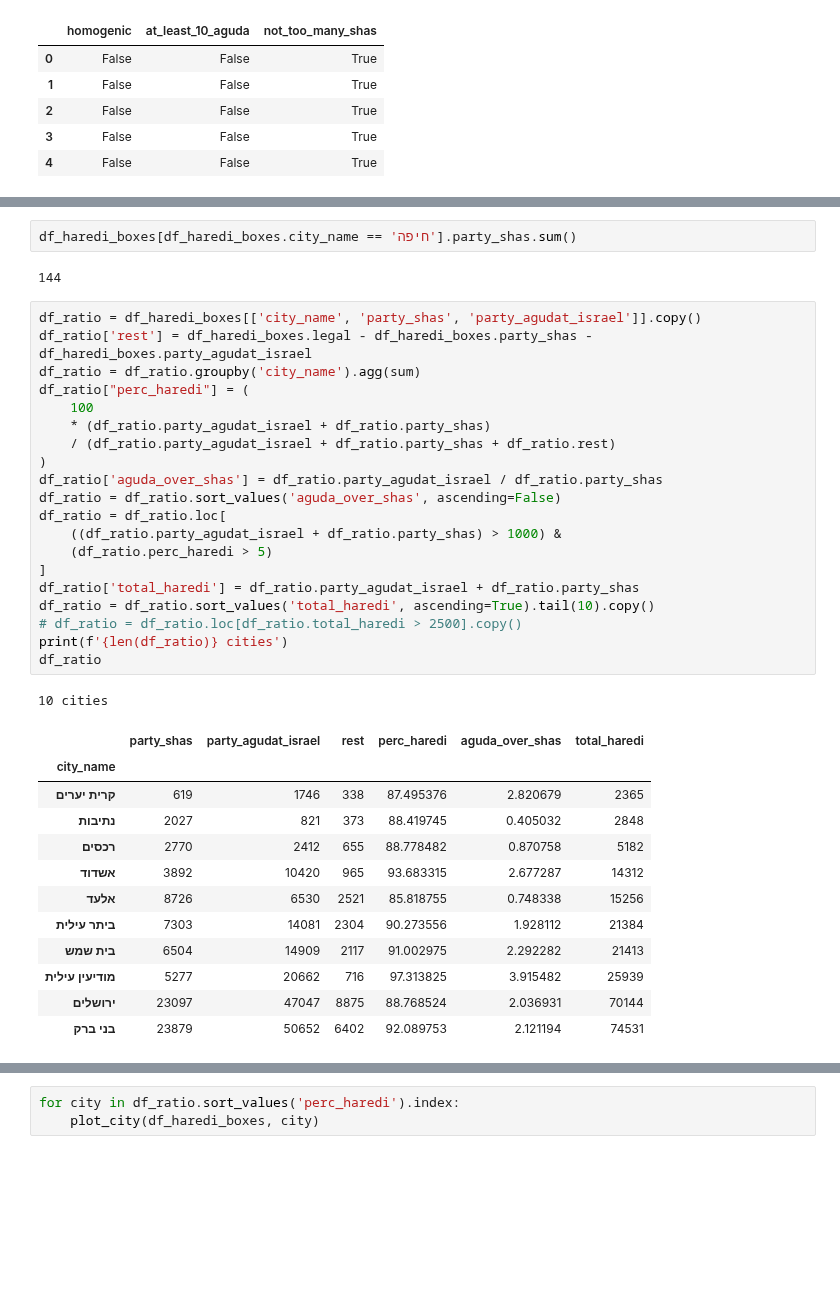
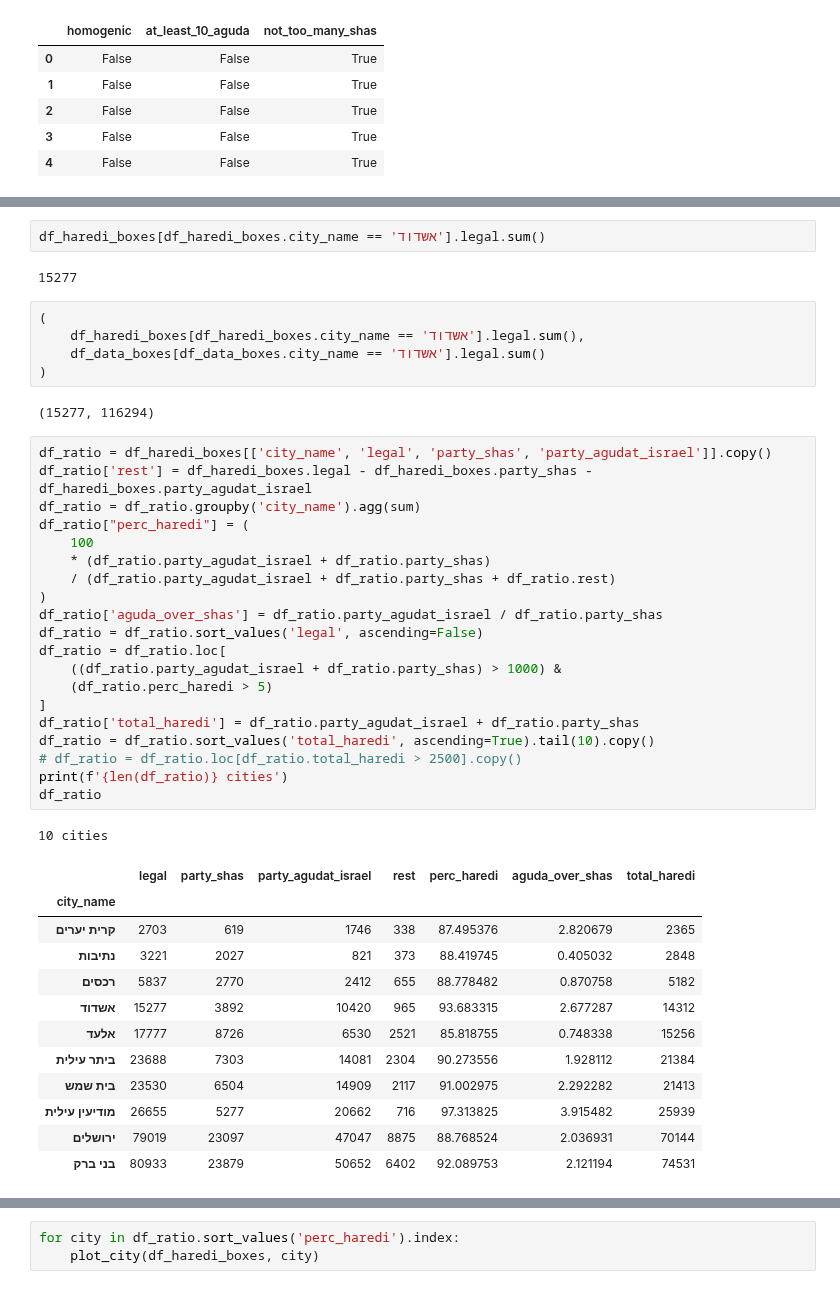
Before and after one commit to bgbg/segregation_paper, a Jupyter notebook: notebooks/presentation.ipynb, the cells around one changed output, grey strips where cells are left out. Saved outputs shown, nothing was run; the diff lists cells and outputs as text; blank space fills up the shorter version.

```diff
--- a/notebooks/presentation.ipynb
+++ b/notebooks/presentation.ipynb
@@ -200,41 +216,48 @@ df_haredi_boxes
+# %%
+df_haredi_boxes[df_haredi_boxes.city_name == 'אשדוד'].legal.sum()
+# %% [output]
+15277
 # %%
-df_haredi_boxes[df_haredi_boxes.city_name == 'חיפה'].party_shas.sum()
+(
+    df_haredi_boxes[df_haredi_boxes.city_name == 'אשדוד'].legal.sum(),
+    df_data_boxes[df_data_boxes.city_name == 'אשדוד'].legal.sum()
+)
 # %% [output]
-144
+(15277, 116294)
 # %%
-df_ratio = df_haredi_boxes[['city_name', 'party_shas', 'party_agudat_israel']].copy()
+df_ratio = df_haredi_boxes[['city_name', 'legal', 'party_shas', 'party_agudat_israel']].copy()
 df_ratio['rest'] = df_haredi_boxes.legal - df_haredi_boxes.party_shas - df_haredi_boxes.party_agudat_israel
 df_ratio = df_ratio.groupby('city_name').agg(sum)
 df_ratio["perc_haredi"] = (
     100
     * (df_ratio.party_agudat_israel + df_ratio.party_shas)
     / (df_ratio.party_agudat_israel + df_ratio.party_shas + df_ratio.rest)
 )
 df_ratio['aguda_over_shas'] = df_ratio.party_agudat_israel / df_ratio.party_shas
-df_ratio = df_ratio.sort_values('aguda_over_shas', ascending=False)
+df_ratio = df_ratio.sort_values('legal', ascending=False)
 df_ratio = df_ratio.loc[
     ((df_ratio.party_agudat_israel + df_ratio.party_shas) > 1000) &
     (df_ratio.perc_haredi > 5)
 ]
 df_ratio['total_haredi'] = df_ratio.party_agudat_israel + df_ratio.party_shas
 df_ratio = df_ratio.sort_values('total_haredi', ascending=True).tail(10).copy()
 # df_ratio = df_ratio.loc[df_ratio.total_haredi > 2500].copy()
 print(f'{len(df_ratio)} cities')
 df_ratio
 # %% [output]
 10 cities
-|  | party_shas | party_agudat_israel | rest | perc_haredi | aguda_over_shas | total_haredi |
-| city_name |  |  |  |  |  |  |
-| קרית יערים | 619 | 1746 | 338 | 87.495376 | 2.820679 | 2365 |
-| נתיבות | 2027 | 821 | 373 | 88.419745 | 0.405032 | 2848 |
-| רכסים | 2770 | 2412 | 655 | 88.778482 | 0.870758 | 5182 |
-| אשדוד | 3892 | 10420 | 965 | 93.683315 | 2.677287 | 14312 |
-| אלעד | 8726 | 6530 | 2521 | 85.818755 | 0.748338 | 15256 |
-| ביתר עילית | 7303 | 14081 | 2304 | 90.273556 | 1.928112 | 21384 |
-| בית שמש | 6504 | 14909 | 2117 | 91.002975 | 2.292282 | 21413 |
-| מודיעין עילית | 5277 | 20662 | 716 | 97.313825 | 3.915482 | 25939 |
-| ירושלים | 23097 | 47047 | 8875 | 88.768524 | 2.036931 | 70144 |
-| בני ברק | 23879 | 50652 | 6402 | 92.089753 | 2.121194 | 74531 |
+|  | legal | party_shas | party_agudat_israel | rest | perc_haredi | aguda_over_shas | total_haredi |
+| city_name |  |  |  |  |  |  |  |
+| קרית יערים | 2703 | 619 | 1746 | 338 | 87.495376 | 2.820679 | 2365 |
+| נתיבות | 3221 | 2027 | 821 | 373 | 88.419745 | 0.405032 | 2848 |
+| רכסים | 5837 | 2770 | 2412 | 655 | 88.778482 | 0.870758 | 5182 |
+| אשדוד | 15277 | 3892 | 10420 | 965 | 93.683315 | 2.677287 | 14312 |
+| אלעד | 17777 | 8726 | 6530 | 2521 | 85.818755 | 0.748338 | 15256 |
+| ביתר עילית | 23688 | 7303 | 14081 | 2304 | 90.273556 | 1.928112 | 21384 |
+| בית שמש | 23530 | 6504 | 14909 | 2117 | 91.002975 | 2.292282 | 21413 |
+| מודיעין עילית | 26655 | 5277 | 20662 | 716 | 97.313825 | 3.915482 | 25939 |
+| ירושלים | 79019 | 23097 | 47047 | 8875 | 88.768524 | 2.036931 | 70144 |
+| בני ברק | 80933 | 23879 | 50652 | 6402 | 92.089753 | 2.121194 | 74531 |
 # %%
 import numpy as np
 import matplotlib.pyplot as plt
```
Also changed, not shown: parts of 17 cells of this notebook, 4 other files.
